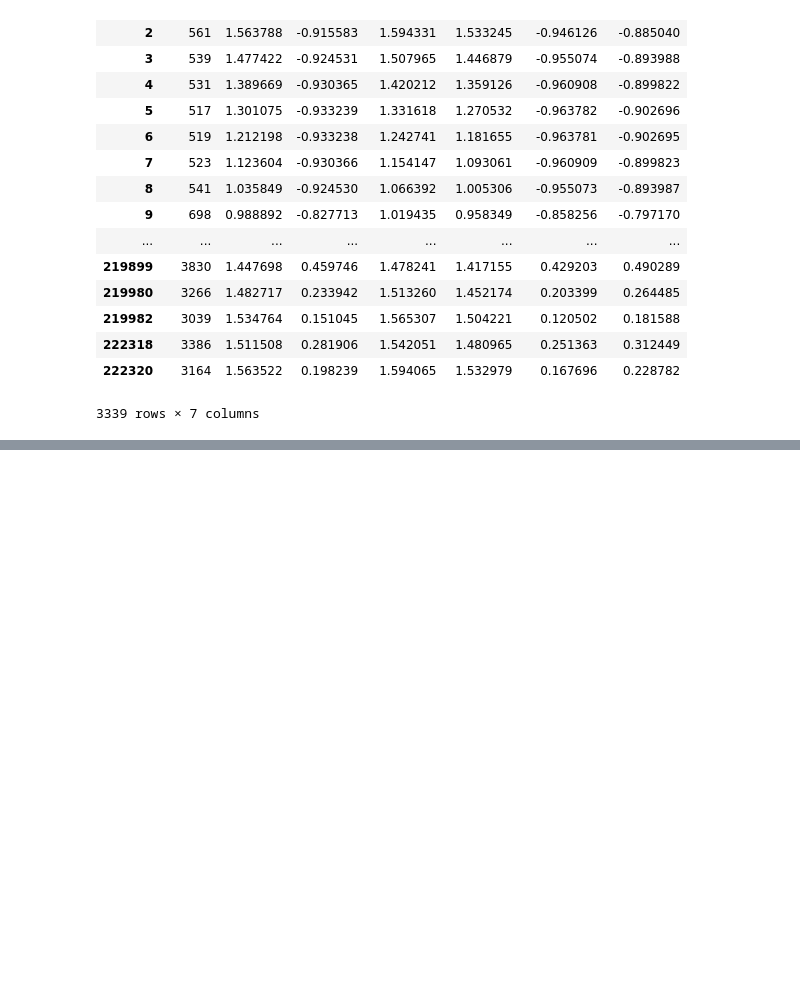
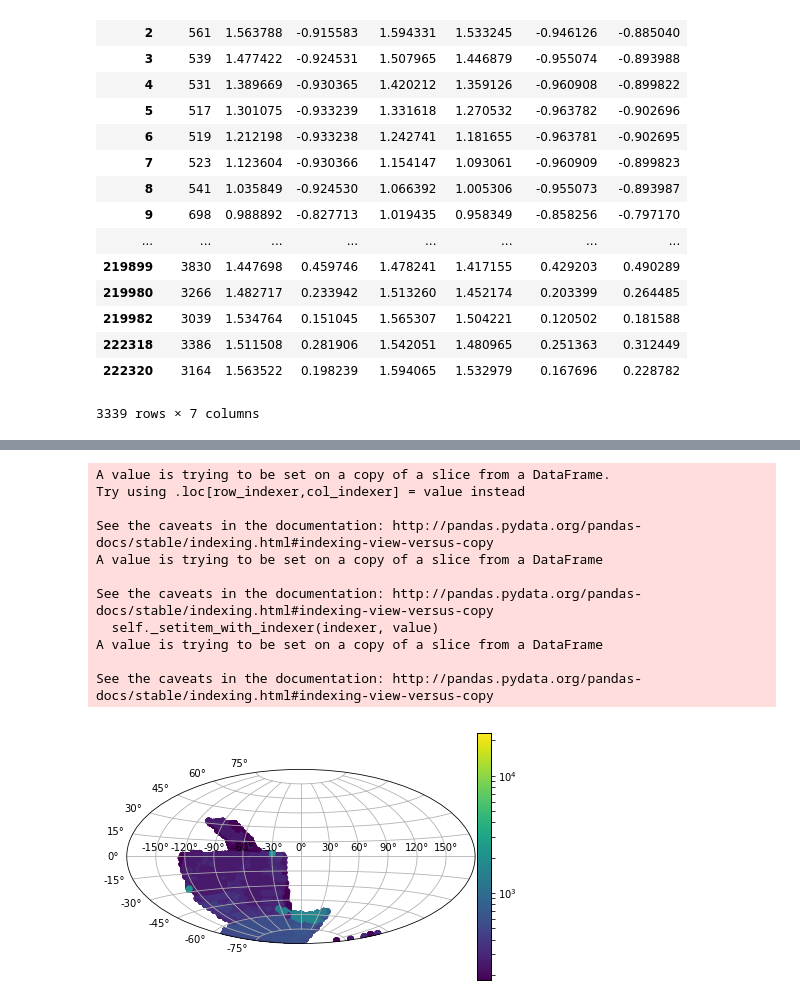
Before and after one commit to RobFirth/LSST_tools, a Jupyter notebook: lsst_tools/sims/notebooks/simulate_cadence.ipynb, the cells around one changed output, grey strips where cells are left out. Cells and saved outputs as stored; diff of their text form; code cells hidden in the pictures; blank space fills up the shorter version.

```diff
--- a/lsst_tools/sims/notebooks/simulate_cadence.ipynb
+++ b/lsst_tools/sims/notebooks/simulate_cadence.ipynb
@@ -135,0 +327,71 @@ z
+# %%
+df_to_plot = df[["fieldID", "fieldRA", "fieldDec", "cmap_visit_value"]]
+
+# outpath = "/Users/berto/plots/LSST/cadence/minion/Test_skymap_night_"
+outpath = "/Users/berto/plots/LSST/cadence/minion/skymap_night_"
+
+df_to_plot["zorder"] = df_to_plot["fieldID"]*0
+df_to_plot["zorder"].loc[df_to_plot["fieldID"].isin(ddf)] = 99
+norm = mpl_colors.LogNorm(vmin=max_visits, vmax=min_visits)
+
+
+for i, group in enumerate(np.arange(10)):
+# for i, group in enumerate(night_group.groups):
+
+    if i == 0:
+        fig = plt.figure()
+        fig.subplots_adjust(left = 0.09, bottom = 0.13, top = 0.99,
+                            right = 0.97, hspace=0, wspace = .1)
+
+#         ax_aitoff = fig.add_subplot(111, projection="aitoff")
+        ax_aitoff = plt.subplot2grid((1,24), (0,0), colspan = 22, rowspan = 1, projection="aitoff")
+        ax_aitoff.grid(True)
+        ax_cbar = plt.subplot2grid((1,24), (0,22), colspan = 1, rowspan = 1)
+#         ax_active = fig.add_subplot(111, projection="aitoff")
+
+
+        working_df_to_plot = df_to_plot.loc[night_group.groups[group]]
+    else:
+        working_df_to_plot = pd.concat([working_df_to_plot,df_to_plot.loc[night_group.groups[group]]])
+        working_df_to_plot.drop_duplicates(subset=['fieldID'], inplace=True, keep="last")
+
+#     ax_aitoff.scatter(working_df_to_plot["fieldRA"][night_group.groups[group]] - np.pi,
+#               working_df_to_plot["fieldDec"][night_group.groups[group]],
+#               color = cmap(working_df_to_plot["cmap_visit_value"][night_group.groups[group]]))
+
+    ax_aitoff.scatter(working_df_to_plot["fieldRA"] - np.pi,
+                      working_df_to_plot["fieldDec"],
+                      color = cmap(working_df_to_plot["cmap_visit_value"]))
+
+    ax_aitoff.scatter(working_df_to_plot.loc[df_to_plot["zorder"] == 99,["fieldRA"]] - np.pi,
+                      working_df_to_plot.loc[df_to_plot["zorder"] == 99,["fieldDec"]],
+                      color = cmap(working_df_to_plot[working_df_to_plot["zorder"] == 99]["cmap_visit_value"])
+                      )
+
+#     fig_cont = fig
+
+#     ax_active.scatter(working_df_to_plot["fieldRA"] - np.pi,
+#                       working_df_to_plot["fieldDec"],
+#                       color = cmap(working_df_to_plot["cmap_visit_value"]),
+#                       linewidths = 0.5 , edgecolors = colours.hex["black"])
+
+    cb1 = mpl_colorbar.ColorbarBase(ax_cbar, cmap=cmap,
+                                norm=norm)
+    fig.savefig(outpath + str('%05d' % i)+".png", format = 'png', dpi=200)
+
+#     ax_active.clear()
+#     print(len(working_df_to_plot))
+# plt.close()
+# %% [output]
+A value is trying to be set on a copy of a slice from a DataFrame.
+Try using .loc[row_indexer,col_indexer] = value instead
+
+See the caveats in the documentation: http://pandas.pydata.org/pandas-docs/stable/indexing.html#indexing-view-versus-copy
+A value is trying to be set on a copy of a slice from a DataFrame
+
+See the caveats in the documentation: http://pandas.pydata.org/pandas-docs/stable/indexing.html#indexing-view-versus-copy
+  self._setitem_with_indexer(indexer, value)
+A value is trying to be set on a copy of a slice from a DataFrame
+
+See the caveats in the documentation: http://pandas.pydata.org/pandas-docs/stable/indexing.html#indexing-view-versus-copy
+[figure, added]
```
Also changed, not shown: parts of 38 cells of this notebook, 3 other files.
